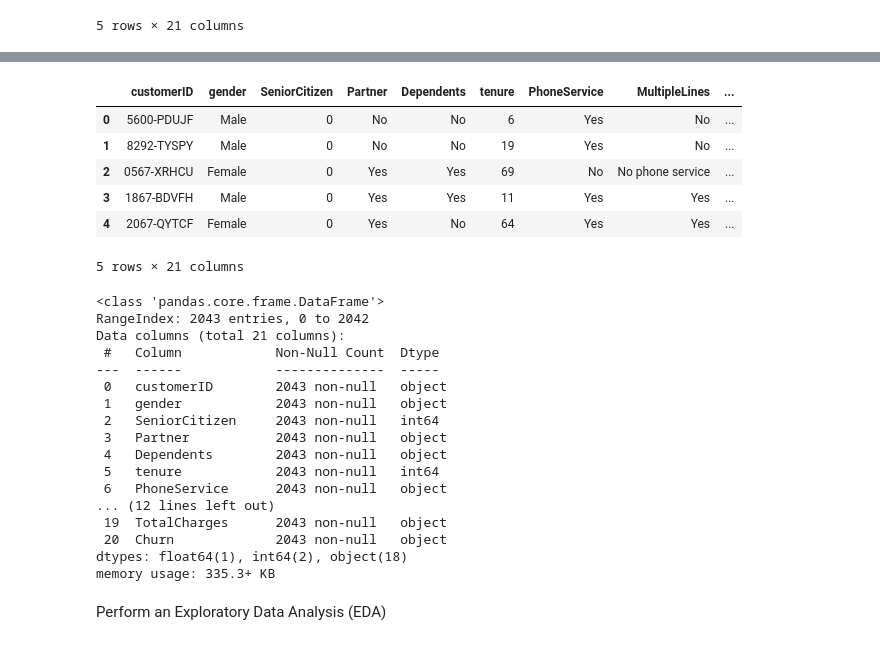
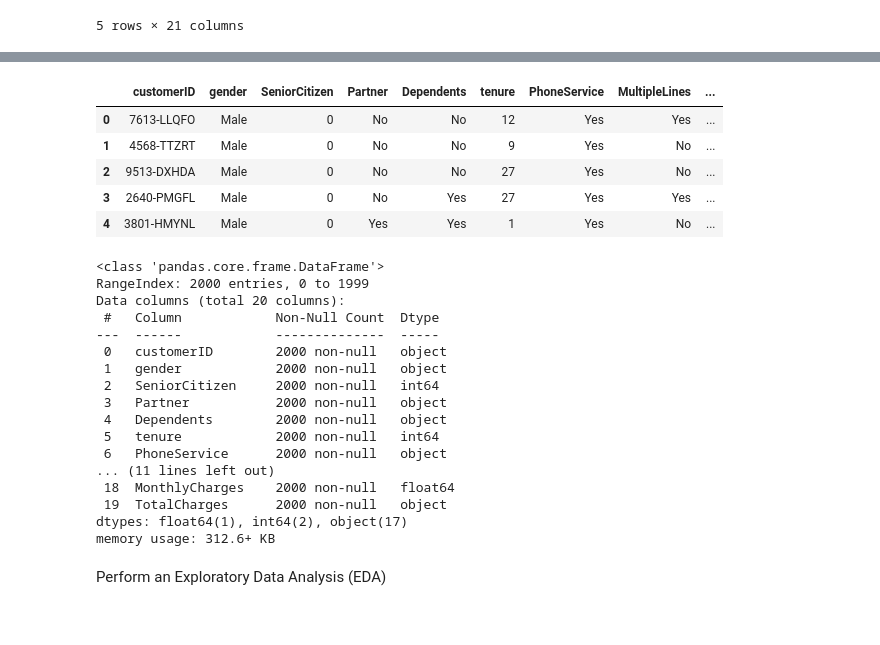
Before and after one commit to angelic4455/LP2_Project_Churn, a Jupyter notebook: Project.ipynb, the cells around one changed output, grey strips where cells are left out. Saved outputs shown, nothing was run; the diff lists cells and outputs as text; code cells hidden in the pictures.

```diff
--- a/Project.ipynb
+++ b/Project.ipynb
@@ -90,45 +126,42 @@ Data columns (total 21 columns):
 dtypes: bool(5), float64(2), int64(1), object(13)
 memory usage: 389.8+ KB
 # %%
-# Assuming second_data is your DataFrame
-# Replace 'LP2_Telco-churn-last-2000.csv' with the actual path to your CSV file
+# Replace with the correct relative path to your file
+xlsx_file_path = "C:/Users/ALFRED/OneDrive/GitHub/LP2_Project_Churn/Telco-churn-second-2000.xlsx"
 
-csv_file_path = r"C:\Users\ALFRED\OneDrive\GitHub\LP2_Project_Churn\LP2_Telco-churn-last-2000.csv"
-
-# Load the CSV file into a pandas DataFrame
-second_data = pd.read_csv(csv_file_path)
+# Load the Excel file into a pandas DataFrame
+second_data = pd.read_excel(xlsx_file_path)
 
 # Display the first few rows of the DataFrame
 second_data.head()
 # %% [output]
 |  | customerID | gender | SeniorCitizen | Partner | Dependents | tenure | PhoneService | MultipleLines | ... |
-| 0 | 5600-PDUJF | Male | 0 | No | No | 6 | Yes | No | ... |
-| 1 | 8292-TYSPY | Male | 0 | No | No | 19 | Yes | No | ... |
-| 2 | 0567-XRHCU | Female | 0 | Yes | Yes | 69 | No | No phone service | ... |
-| 3 | 1867-BDVFH | Male | 0 | Yes | Yes | 11 | Yes | Yes | ... |
-| 4 | 2067-QYTCF | Female | 0 | Yes | No | 64 | Yes | Yes | ... |
+| 0 | 7613-LLQFO | Male | 0 | No | No | 12 | Yes | Yes | ... |
+| 1 | 4568-TTZRT | Male | 0 | No | No | 9 | Yes | No | ... |
+| 2 | 9513-DXHDA | Male | 0 | No | No | 27 | Yes | No | ... |
+| 3 | 2640-PMGFL | Male | 0 | No | Yes | 27 | Yes | Yes | ... |
+| 4 | 3801-HMYNL | Male | 0 | Yes | Yes | 1 | Yes | No | ... |
-5 rows × 21 columns
 # %%
 # check the data info
 second_data.info()
 # %% [output]
 <class 'pandas.core.frame.DataFrame'>
-RangeIndex: 2043 entries, 0 to 2042
-Data columns (total 21 columns):
+RangeIndex: 2000 entries, 0 to 1999
+Data columns (total 20 columns):
  #   Column            Non-Null Count  Dtype
 ---  ------            --------------  -----
- 0   customerID        2043 non-null   object
- 1   gender            2043 non-null   object
- 2   SeniorCitizen     2043 non-null   int64
- 3   Partner           2043 non-null   object
- 4   Dependents        2043 non-null   object
- 5   tenure            2043 non-null   int64
- 6   PhoneService      2043 non-null   object
-... (12 lines left out)
- 19  TotalCharges      2043 non-null   object
- 20  Churn             2043 non-null   object
-dtypes: float64(1), int64(2), object(18)
-memory usage: 335.3+ KB
+ 0   customerID        2000 non-null   object
+ 1   gender            2000 non-null   object
+ 2   SeniorCitizen     2000 non-null   int64
+ 3   Partner           2000 non-null   object
+ 4   Dependents        2000 non-null   object
+ 5   tenure            2000 non-null   int64
+ 6   PhoneService      2000 non-null   object
+... (11 lines left out)
+ 18  MonthlyCharges    2000 non-null   float64
+ 19  TotalCharges      2000 non-null   object
+dtypes: float64(1), int64(2), object(17)
+memory usage: 312.6+ KB
 # %% [markdown]
 Perform an Exploratory Data Analysis (EDA)
 # %%
```
Also changed, not shown: parts of 186 cells of this notebook, 1 other file.
